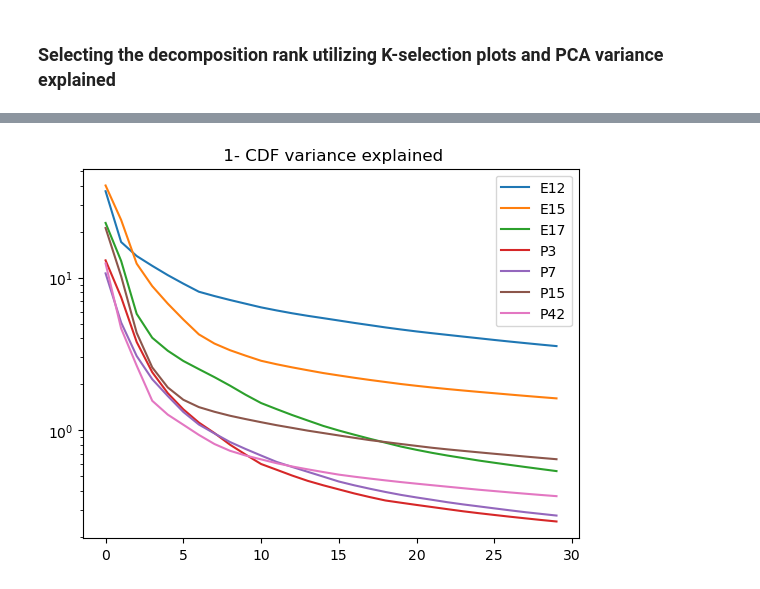
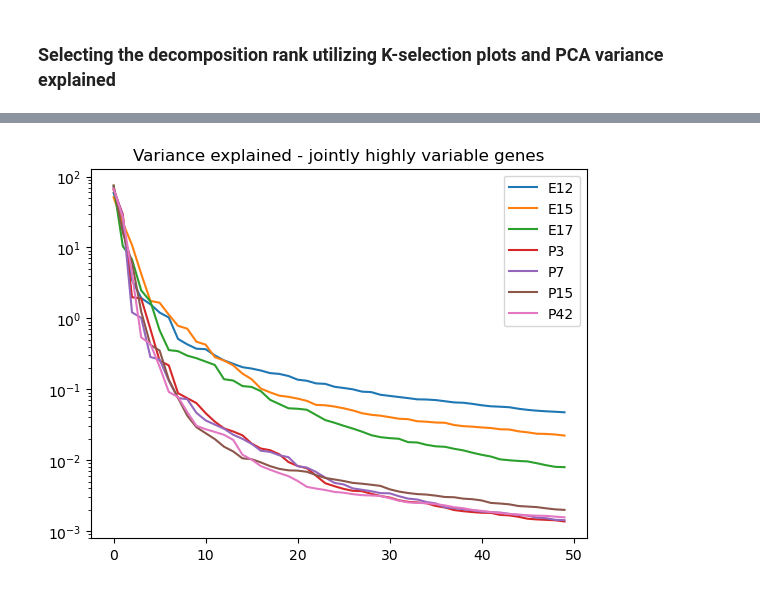
Before and after one commit to nitzanlab/gep-dynamics, a Jupyter notebook: notebooks/analyse_zepp.ipynb, the cells around one changed output, grey strips where cells are left out. Drawn from its saved outputs; the diff is of its cells as text; code cells hidden in the pictures.

```diff
--- a/notebooks/analyse_zepp.ipynb
+++ b/notebooks/analyse_zepp.ipynb
@@ -704,18 +318,16 @@ Wall time: 32 s
 # %%
 %%time
 
-cnmf_dir = _utils.set_dir(results_dir.joinpath('epi_cnmf'))
+ks = [2, 3, 4, 5, 6, 7, 8, 9, 10, 11, 12, 13, 14]#, 15, 16, 17, 18, 19, 20, 21, 22, 23, 24, 25, 26, 27, 28, 29, 30]
 
-ks = [2, 3, 4, 5, 6, 7, 8, 9, 10, 11, 12, 13, 14, 15]
+for cat in categories:
+    print(f'Starting on {cat}, time is {time.strftime("%H:%M:%S", time.localtime())}')
+    tmp = sc.read_h5ad(split_adatas_dir.joinpath(f'{cat}.h5ad'))
 
-for stage in stages:
-    print(f'Starting on epithelial {stage}, time is {time.strftime("%H:%M:%S", time.localtime())}')
-    tmp = sc.read_h5ad(epi_split_adatas_dir.joinpath(f'epi_{stage}.h5ad'))
-
-    c_object = cnmf.cNMF(cnmf_dir, stage)
+    c_object = cnmf.cNMF(cnmf_dir, cat)
 
     # Variance normalized version of the data
-    X = sc.pp.scale(tmp.X[:, tmp.var.highly_variable].toarray().astype(np.float32), zero_center=False)
+    X = sc.pp.scale(tmp.X[:, tmp.var.joint_highly_variable].toarray().astype(np.float32), zero_center=False)
 
     c_object.prepare(X, ks, n_iter=100, new_nmf_kwargs={'tol': _constants.NMF_TOLERANCE,
                                                         'beta_loss': 'kullback-leibler'})
@@ -747,10 +358,10 @@ Starting on epithelial E15, time is 14:53:33
 # %%
 %%time
-for stage in stages:
-    print(f'Starting on {stage}, time is {time.strftime("%H:%M:%S", time.localtime())}')
-    c_object = cnmf.cNMF(cnmf_dir, stage)
-    for thresh in [0.5, 0.4, 0.3]:
+for cat in categories:
+    print(f'Starting on {cat}, time is {time.strftime("%H:%M:%S", time.localtime())}')
+    c_object = cnmf.cNMF(cnmf_dir, cat)
+    for thresh in [0.5, 0.4]:
         print(f'working on threshold {thresh}')
-        c_object.k_selection_plot(density_threshold=thresh, nmf_refitting_iters=500,
+        c_object.k_selection_plot(density_threshold=thresh, nmf_refitting_iters=1000,
                                   close_fig=True, show_clustering=True, gpu=True)
 # %% [output]
@@ -765,14 +389,14 @@ Wall time: 42.8 s
 df_var = pd.DataFrame()
 df_cumulative_var = pd.DataFrame()
 
-n_components = 30
+n_components = 50
 
-for stage in stages:
+for cat in categories:
 
-    %time tmp = sc.read_h5ad(epi_split_adatas_dir.joinpath(f'epi_{stage}.h5ad'))
+    %time tmp = sc.read_h5ad(split_adatas_dir.joinpath(f'{cat}.h5ad'))
 
-    a, b, c, d, = sc.tl.pca(tmp.X[:, tmp.var.highly_variable], n_comps=n_components, return_info=True)
+    a, b, c, d, = sc.tl.pca(tmp.X[:, tmp.var.joint_highly_variable], n_comps=n_components, return_info=True)
 
-    df_var[f'{stage}'] = c*100
-    df_cumulative_var[f'{stage}'] = c.cumsum()*100
+    df_var[f'{cat}'] = c*100
+    df_cumulative_var[f'{cat}'] = c.cumsum()*100
 # %% [output]
@@ -803,8 +419,8 @@ plt.show()
-# %%
-plt.plot(df_cumulative_var.index, 100-df_cumulative_var, label=df_var.columns)
-plt.yscale('log')
-plt.title(f' 1- CDF variance explained')
-plt.legend()
-plt.show()
-# %% [output]
-[figure, removed]
+# %%
+plt.plot(range(len(df_var)), df_var, label=df_var.columns)
+plt.title('Variance explained - jointly highly variable genes')
+plt.legend()
+plt.yscale('log')
+plt.show()
+# %% [output]
+[figure, added]
```
Also changed, not shown: parts of 49 cells of this notebook, 3 other files.
